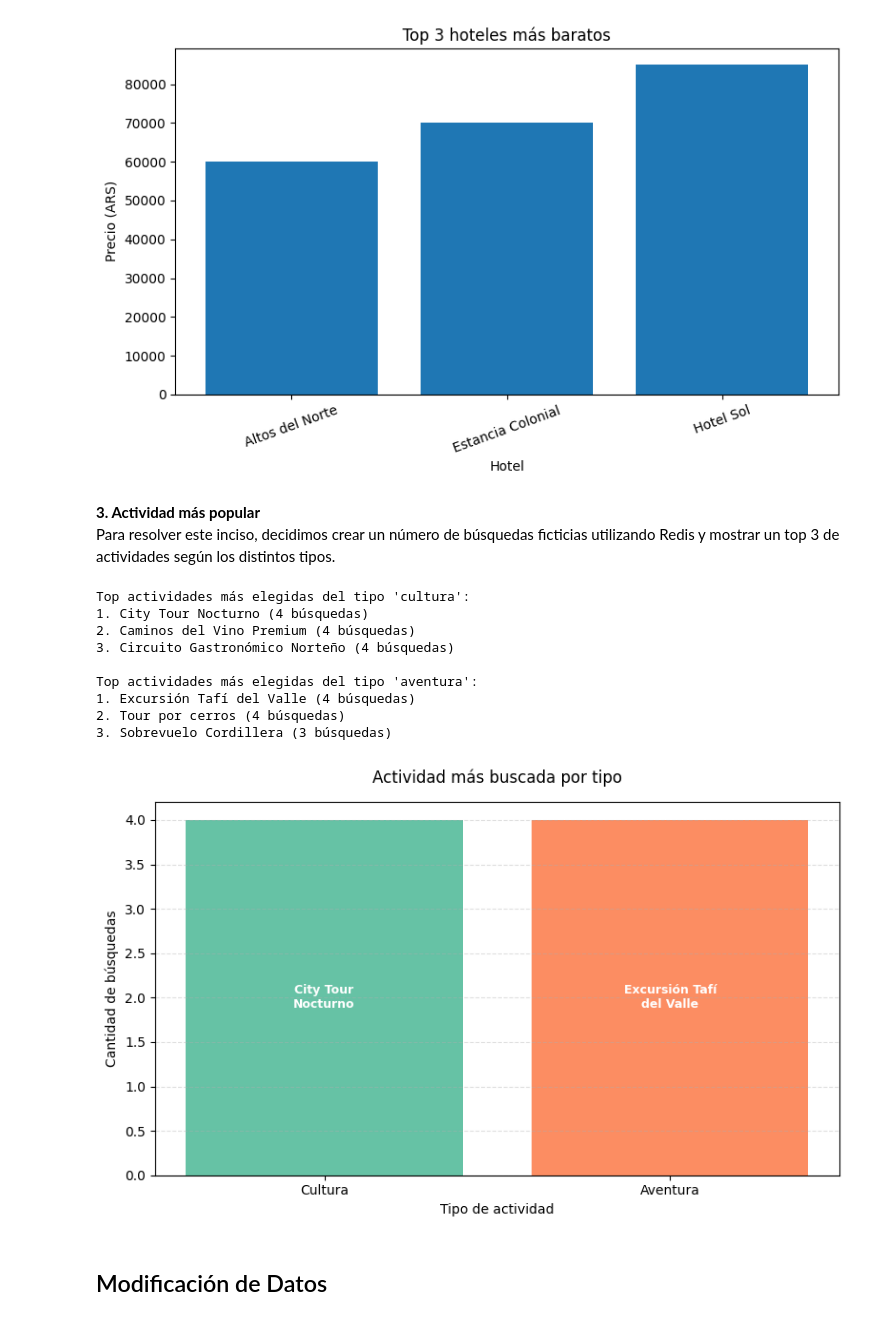
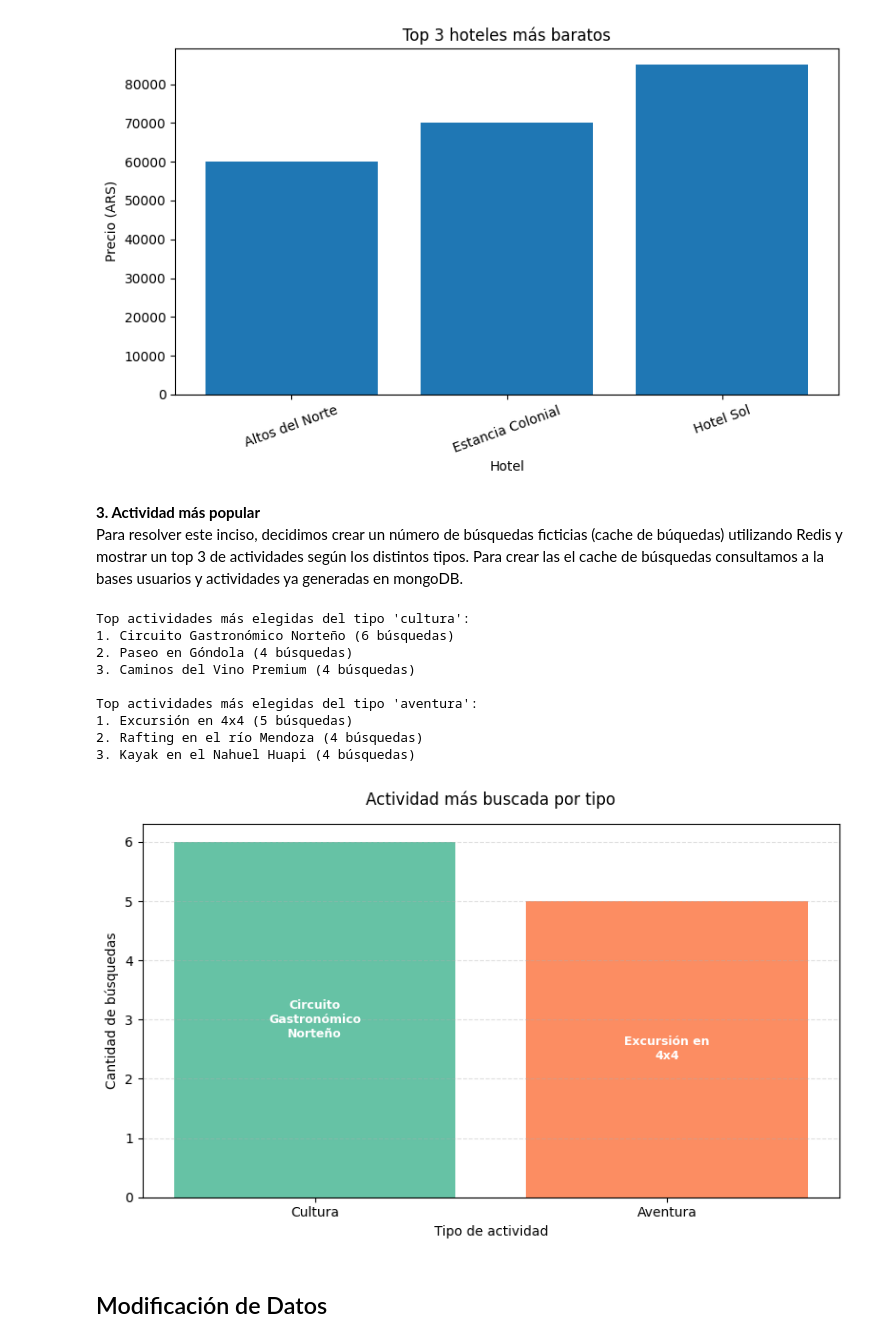
Before and after one commit to axel17102002-coder/BaseDatos, a Jupyter notebook: notebooks/Sistema_de_Reservas.ipynb, the cells around one changed output. Saved outputs shown, nothing was run; the diff lists cells and outputs as text; code cells hidden in the pictures.

Commit message:
modificaciones a caché de busquedas de actividades

```diff
--- a/notebooks/Sistema_de_Reservas.ipynb
+++ b/notebooks/Sistema_de_Reservas.ipynb
@@ -363,15 +363,20 @@ def guardar_top_3_hoteles(db):
 
     return top3
 
-def generar_busquedas(r, usuarios, actividades, cantidad=50):
+def generar_busquedas(db,r, cantidad=50):
     """
     Genera un número determinado de búsquedas aleatorias entre usuarios y actividades usando Redis.
+    Los usuarios y actividades se obtienen desde MongoDB.
     Retorna una lista de búsquedas generadas en formato [usuario_id, actividad_id, nombre, tipo].
     """
     # Limpiamos Redis antes de generar nuevas búsquedas
     r.delete("busquedas")
 
     busquedas = []
+
+    # Obtenemos usuarios y actividades desde MongoDB
+    usuarios = list(db.usuarios.find())
+    actividades = list(db.actividades.find())
 
     # Generar las búsquedas aleatorias
     for i in range(cantidad):
@@ -921,32 +934,32 @@ Top 3 hoteles más baratos:
 [figure]
 # %% [markdown]
 **3. Actividad más popular**
-Para resolver este inciso, decidimos crear un número de búsquedas ficticias utilizando Redis y mostrar un top 3 de actividades según los distintos tipos.
+Para resolver este inciso, decidimos crear un número de búsquedas ficticias (cache de búquedas) utilizando Redis y mostrar un top 3 de actividades según los distintos tipos. Para crear las el cache de búsquedas consultamos a la bases usuarios y actividades ya generadas en mongoDB.
 # %%
-# Generamos las búsquedas ficticias:
-busquedas = generar_busquedas(r, usuarios, actividades)
+# Generamos el cache de búsquedas:
+busquedas = generar_busquedas(db,r)
 # Buscamos las actividades mas populares por tipo:
 resultado = actividad_mas_popular_por_tipo(busquedas)
 
 # Mostramos los resultados
 for tipo, top in resultado.items():
     print(f"\nTop actividades más elegidas del tipo '{tipo}':")
     for i, (nombre, cantidad) in enumerate(top, 1):
         print(f"{i}. {nombre} ({cantidad} búsquedas)")
 
 # Graficamos la activdad mas buscada por tipo:
 graficar_mas_buscada_por_tipo(resultado)
 # %% [output]
 Top actividades más elegidas del tipo 'cultura':
-1. City Tour Nocturno (4 búsquedas)
-2. Caminos del Vino Premium (4 búsquedas)
-3. Circuito Gastronómico Norteño (4 búsquedas)
+1. Circuito Gastronómico Norteño (6 búsquedas)
+2. Paseo en Góndola (4 búsquedas)
+3. Caminos del Vino Premium (4 búsquedas)
 
 Top actividades más elegidas del tipo 'aventura':
-1. Excursión Tafí del Valle (4 búsquedas)
-2. Tour por cerros (4 búsquedas)
-3. Sobrevuelo Cordillera (3 búsquedas)
+1. Excursión en 4x4 (5 búsquedas)
+2. Rafting en el río Mendoza (4 búsquedas)
+3. Kayak en el Nahuel Huapi (4 búsquedas)
-[figure, old version]
+[figure, new version]
 # %% [markdown]
 ## Modificación de Datos
 # %% [markdown]
```
Also changed, not shown: parts of 4 cells of this notebook, 1 other file.
